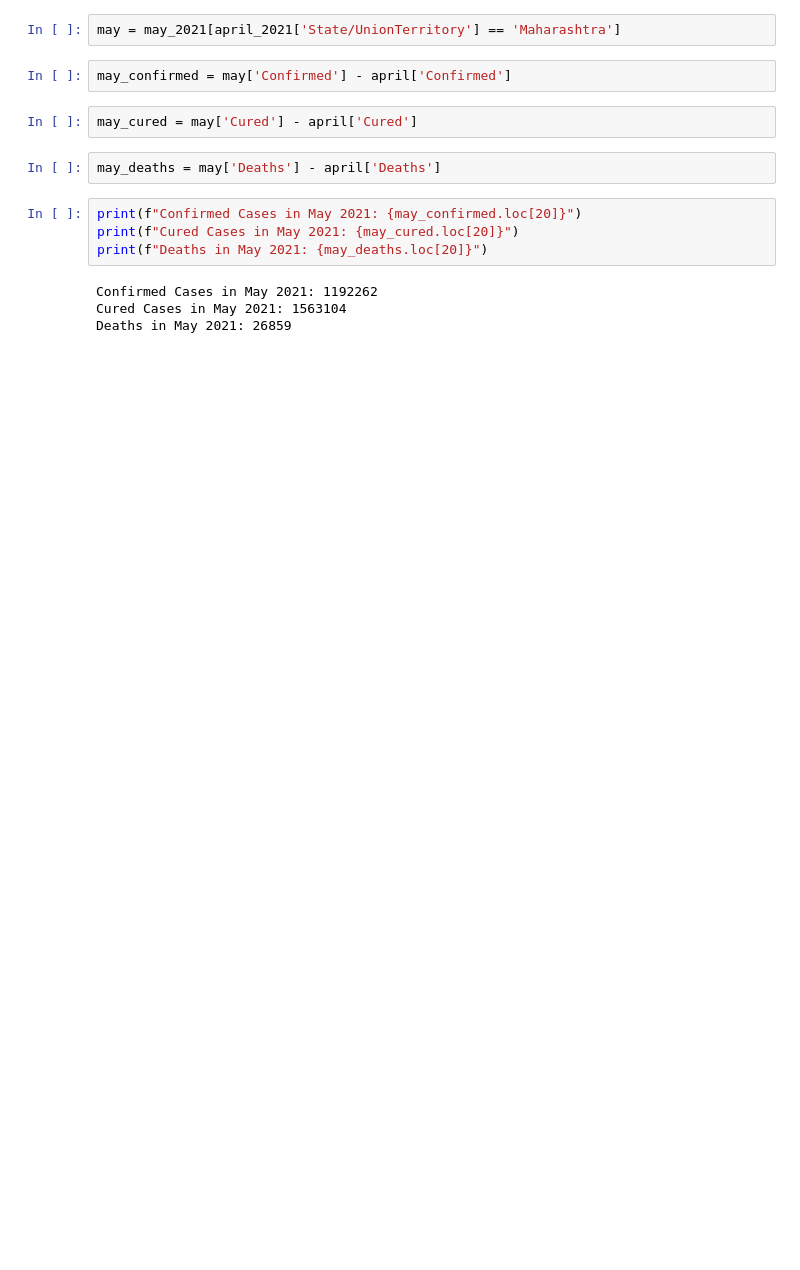
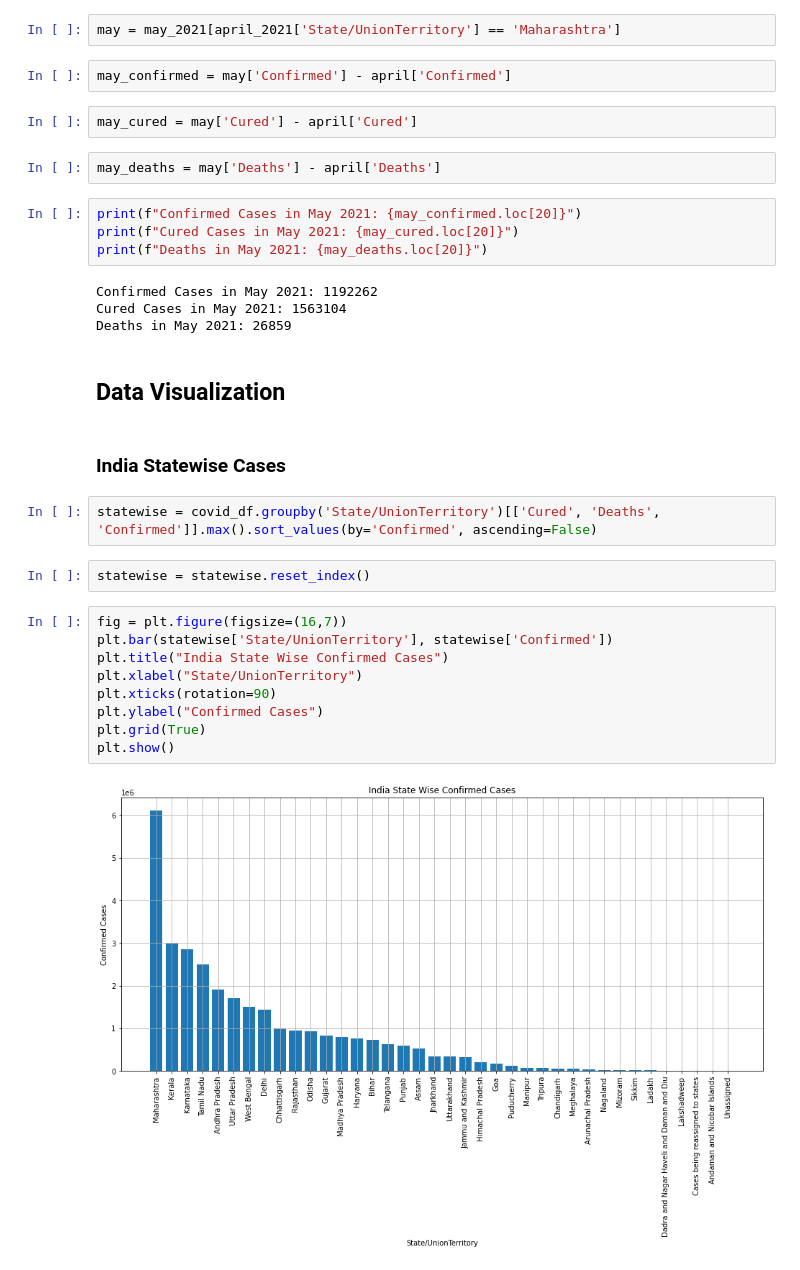
Before and after one commit to imvdharmesh/Dcodetech, a Jupyter notebook: Projects/covid-19-india/covid-19-india-project.ipynb, the cells around one changed output. Drawn from its saved outputs; the diff is of its cells as text; blank space fills up the shorter version.

```diff
--- a/Projects/covid-19-india/covid-19-india-project.ipynb
+++ b/Projects/covid-19-india/covid-19-india-project.ipynb
@@ -444,3 +446,22 @@ print(f"Deaths in May 2021: {may_deaths.loc[20]}")
 Confirmed Cases in May 2021: 1192262
 Cured Cases in May 2021: 1563104
 Deaths in May 2021: 26859
+# %% [markdown]
+## Data Visualization
+# %% [markdown]
+### India Statewise Cases
+# %%
+statewise = covid_df.groupby('State/UnionTerritory')[['Cured', 'Deaths', 'Confirmed']].max().sort_values(by='Confirmed', ascending=False)
+# %%
+statewise = statewise.reset_index()
+# %%
+fig = plt.figure(figsize=(16,7))
+plt.bar(statewise['State/UnionTerritory'], statewise['Confirmed'])
+plt.title("India State Wise Confirmed Cases")
+plt.xlabel("State/UnionTerritory")
+plt.xticks(rotation=90)
+plt.ylabel("Confirmed Cases")
+plt.grid(True)
+plt.show()
+# %% [output]
+[figure, added]
```
Also changed, not shown: parts of 16 cells of this notebook, 2 other files.
